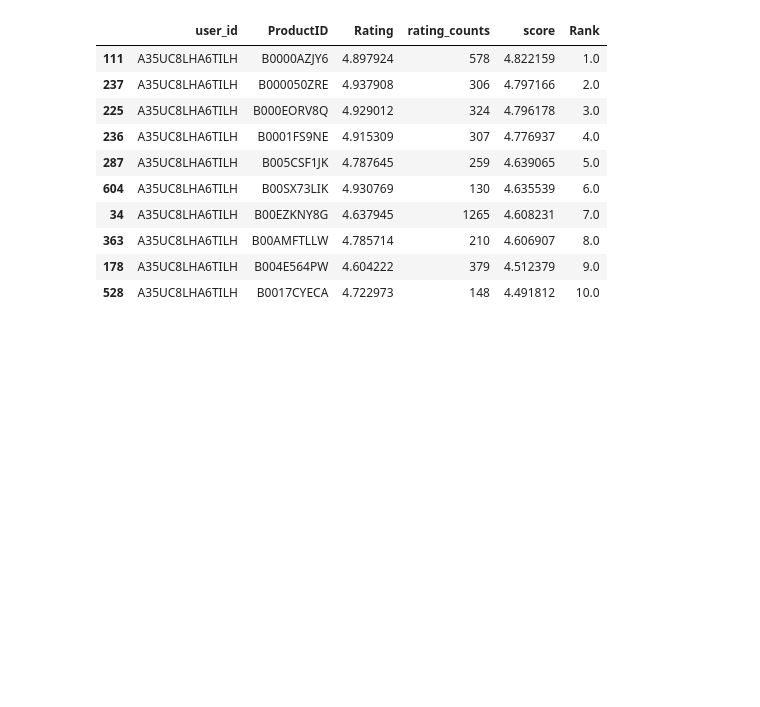
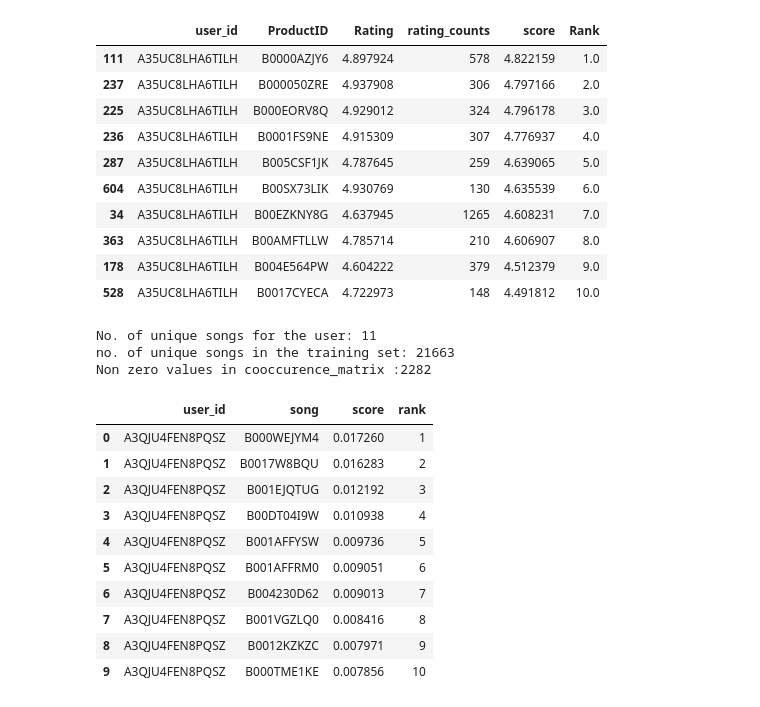
Before and after one commit to smorrow1/data_science_ss_20, a Jupyter notebook: Amzon_Reviews_Recom.ipynb, the cells around one changed output. Saved outputs shown, nothing was run; the diff lists cells and outputs as text; code cells hidden in the pictures; blank space fills up the shorter version.

```diff
--- a/Amzon_Reviews_Recom.ipynb
+++ b/Amzon_Reviews_Recom.ipynb
@@ -396,0 +572,21 @@ pm.predict('UserID', 7)
+# %%
+ls = Item_similarity_recommender_py()
+ls.create(df_small, 'UserID', 'ProductID')
+ls.get_user_items('A3QJU4FEN8PQSZ')
+ls.get_all_items_train_data()
+ls.recommend('A3QJU4FEN8PQSZ')
+# %% [output]
+No. of unique songs for the user: 11
+no. of unique songs in the training set: 21663
+Non zero values in cooccurence_matrix :2282
+|  | user_id | song | score | rank |
+| 0 | A3QJU4FEN8PQSZ | B000WEJYM4 | 0.017260 | 1 |
+| 1 | A3QJU4FEN8PQSZ | B0017W8BQU | 0.016283 | 2 |
+| 2 | A3QJU4FEN8PQSZ | B001EJQTUG | 0.012192 | 3 |
+| 3 | A3QJU4FEN8PQSZ | B00DT04I9W | 0.010938 | 4 |
+| 4 | A3QJU4FEN8PQSZ | B001AFFYSW | 0.009736 | 5 |
+| 5 | A3QJU4FEN8PQSZ | B001AFFRM0 | 0.009051 | 6 |
+| 6 | A3QJU4FEN8PQSZ | B004230D62 | 0.009013 | 7 |
+| 7 | A3QJU4FEN8PQSZ | B001VGZLQ0 | 0.008416 | 8 |
+| 8 | A3QJU4FEN8PQSZ | B0012KZKZC | 0.007971 | 9 |
+| 9 | A3QJU4FEN8PQSZ | B000TME1KE | 0.007856 | 10 |
```
Also changed, not shown: parts of 7 cells of this notebook.
